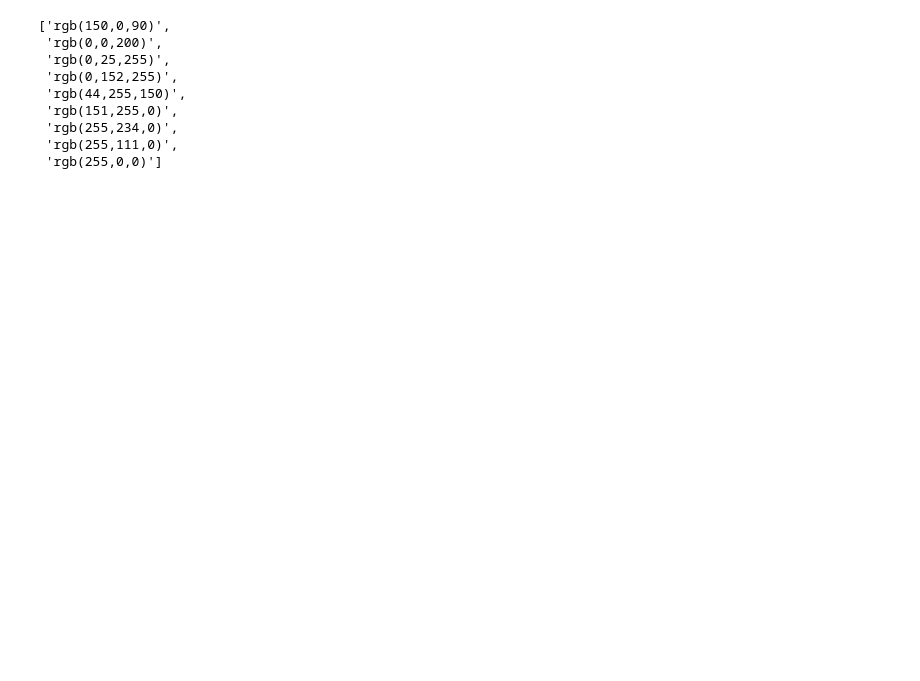
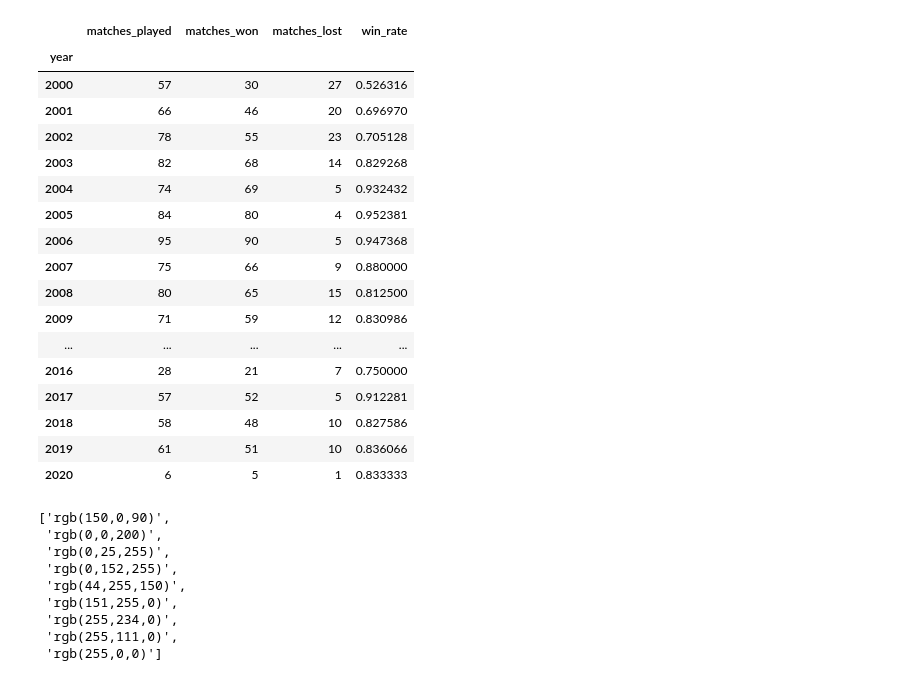
Before and after one commit to FBruzzesi/atp_stats_webapp, a Jupyter notebook: test_nb.ipynb, the cells around one changed output. Saved outputs shown, nothing was run; the diff lists cells and outputs as text; code cells hidden in the pictures; blank space fills up the shorter version.

```diff
--- a/test_nb.ipynb
+++ b/test_nb.ipynb
@@ -40,3 +34,24 @@ Index(['Lost', 'Won'], dtype='object')
+# %%
+tp.yearly_wr
+# %% [output]
+|  | matches_played | matches_won | matches_lost | win_rate |
+| year |  |  |  |  |
+| 2000 | 57 | 30 | 27 | 0.526316 |
+| 2001 | 66 | 46 | 20 | 0.696970 |
+| 2002 | 78 | 55 | 23 | 0.705128 |
+| 2003 | 82 | 68 | 14 | 0.829268 |
+| 2004 | 74 | 69 | 5 | 0.932432 |
+| 2005 | 84 | 80 | 4 | 0.952381 |
+| 2006 | 95 | 90 | 5 | 0.947368 |
+| 2007 | 75 | 66 | 9 | 0.880000 |
+| 2008 | 80 | 65 | 15 | 0.812500 |
+| 2009 | 71 | 59 | 12 | 0.830986 |
+| ... | ... | ... | ... | ... |
+| 2016 | 28 | 21 | 7 | 0.750000 |
+| 2017 | 57 | 52 | 5 | 0.912281 |
+| 2018 | 58 | 48 | 10 | 0.827586 |
+| 2019 | 61 | 51 | 10 | 0.836066 |
+| 2020 | 6 | 5 | 1 | 0.833333 |
 # %%
 px.colors.sequential.Rainbow
 # %% [output]
```
Also changed, not shown: parts of 2 cells of this notebook, 2 other files.
